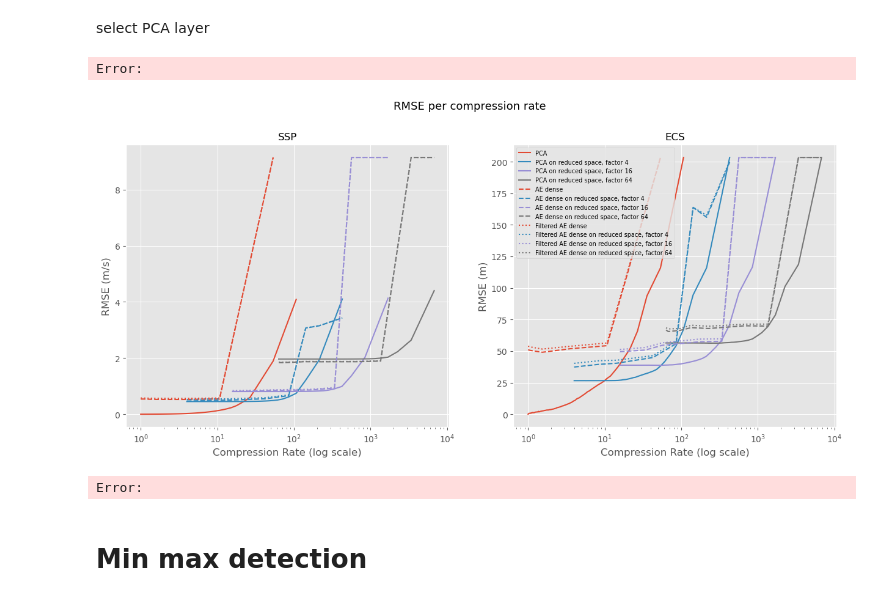
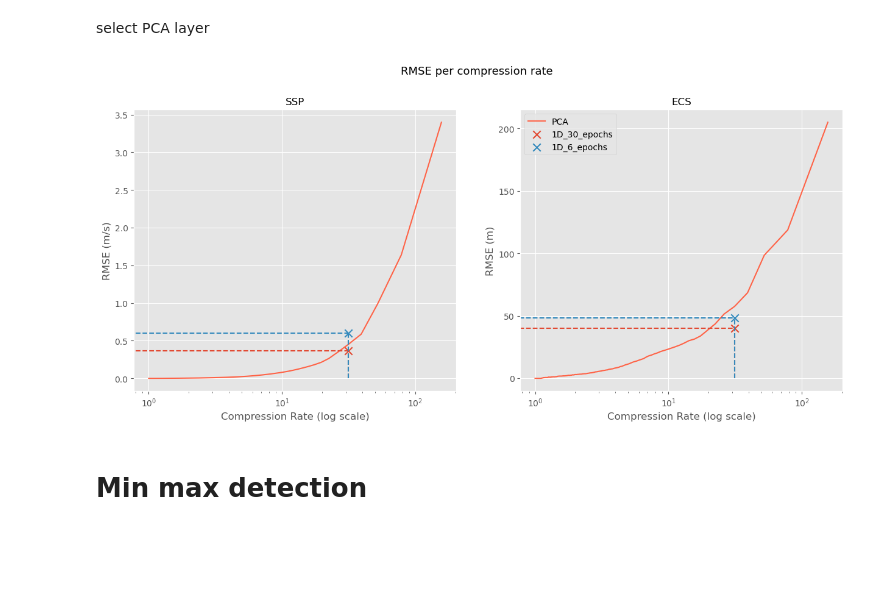
Before and after one commit to CIA-Oceanix/FASCINATION, a Jupyter notebook: notebooks/metrics_AE_3D.ipynb, the cells around one changed output. Cells and saved outputs as stored; diff of their text form; code cells hidden in the pictures; blank space fills up the shorter version.

```diff
--- a/notebooks/metrics_AE_3D.ipynb
+++ b/notebooks/metrics_AE_3D.ipynb
@@ -74,7 +76,7 @@ if load_pca:
 else:
     pca_rmse_dict = {}
 # %%
-pca_n_layers = 5 #Number of layers to keep for the PCA
+pca_n_layers = 1 #Number of layers to keep for the PCA
 # %% [markdown]
 # Functions
 # %%
@@ -132,7 +134,7 @@ def calculate_confusion_matrix_and_f1_score(min_max_idx_truth, min_max_idx_ae, a
 
 ckpt_dict = {}
 
-base_dir = "/Odyssey/private/o23gauvr/code/FASCINATION/outputs/visualisation"
+base_dir = "/Odyssey/private/o23gauvr/code/FASCINATION/outputs/visualisation/metrics"
 
 
 # List the first-level directories in the base directory
@@ -527,6 +502,10 @@ Error:
 # %%
 pca_cr_dict = {}
-for model in pca_rmse_dict["lat_lon_shape"].keys():
-    reduced_lat,reduced_lon = pca_rmse_dict["lat_lon_shape"][model][-2:]
-    spatial_cr = dm.test_shape[2]*dm.test_shape[3]/(reduced_lat*reduced_lon)
+for i,model in enumerate(pca_rmse_dict["lat_lon_shape"].keys()):
+    # try:
+    #     reduced_lat,reduced_lon = pca_rmse_dict["lat_lon_shape"][model][-2:]
+    #     spatial_cr = dm.test_shape[2]*dm.test_shape[3]/(reduced_lat*reduced_lon)
+    # except:
+    #     spatial_cr = 1 ##AE Dense
+    spatial_cr = 4**i
     pca_cr_dict[model] = [spatial_cr*dm.test_shape[1]/n for n in range(1,dm.test_shape[1]+1)]
@@ -703,16 +700,13 @@ Error:
 # %% [markdown]
 select PCA layer
 # %%
-pca_layer = [0,1,2,3]
+pca_layer = [0]
-# %% [output]
-Error:
 # %%
-ecs_max = False
+filtering = False
 
-# colors = ['navy', 'orchid', 'coral',
-#           'tomato','olive', 'mediumseagreen',
-#           'mediumblue','yellowgreen', 'deepskyblue',
-#             'orange', 'dodgerblue', 'royalblue' ]
+pca_colors = ['tomato', 'coral','olive', 'mediumseagreen',
+          'ordchid','yellowgreen', 'deepskyblue',
+            'orange', 'dodgerblue', 'royalblue' ]
 
 colors = plt.rcParams['axes.prop_cycle'].by_key()['color']
 
@@ -727,8 +721,8 @@ for n in pca_layer:
     else:
         label = f"PCA on reduced space, factor {4**n}"
 
-    axs[0].plot(pca_cr_dict[f"Pool_upsample_{n}_layers"],pca_rmse_dict["SSP"][f"Pool_upsample_{n}_layers"].values(), color=colors[i], label = label)
-    axs[1].plot(pca_cr_dict[f"Pool_upsample_{n}_layers"],pca_rmse_dict["ECS"][f"Pool_upsample_{n}_layers"].values(), color=colors[i], label = label)
+    axs[0].plot(pca_cr_dict[f"Pool_upsample_{n}_layers"],pca_rmse_dict["SSP"][f"Pool_upsample_{n}_layers"].values(), color=pca_colors[i], label = label)
+    axs[1].plot(pca_cr_dict[f"Pool_upsample_{n}_layers"],pca_rmse_dict["ECS"][f"Pool_upsample_{n}_layers"].values(), color=pca_colors[i], label = label)
 
     i = i+1
 
@@ -740,10 +734,11 @@ layer_cr_sorted_ae_rmse_dict = sorted(cr_sorted_ae_rmse_dict["SSP"].keys())
 
 for n, model in enumerate(layer_cr_sorted_ae_rmse_dict):
 
-    if n == 0:
-        label = "AE dense"
-    else:
-        label = f"AE dense on reduced space, factor {4**n}"
+    # if n == 0:
+    #     label = "AE dense"
+    # else:
+    #     label = f"AE dense on reduced space, factor {4**n}"
+    label = model
 
 
     if len(cr_sorted_ae_rmse_dict["SSP"][model][0]) == 1:
@@ -772,23 +767,25 @@ for n, model in enumerate(layer_cr_sorted_ae_rmse_dict):
 i=0
 
 
-if params["filtering"]:
+if filtering:
 
     for n, model in enumerate(layer_cr_sorted_ae_rmse_dict):
 
-        if n == 0:
-            label = "Filtered AE dense"
-        else:
-            label = f"Filtered AE dense on reduced space, factor {4**n}"
+        # if n == 0:
+        #     label = "Filtered AE dense"
+        # else:
+        #     label = f"Filtered AE dense on reduced space, factor {4**n}"
+
+        label=f"Filtered {model}"
 
 
         if len(filtered_cr_sorted_ae_rmse_dict["SSP"][model][0]) == 1:
 
-            axs[0].scatter(filtered_cr_sorted_ae_rmse_dict["SSP"][model][0], filtered_cr_sorted_ae_rmse_dict["SSP"][model][1], color=colors[i], marker='x', s=80, label = f"{model}")  # s adjusts the cross size
+            axs[0].scatter(filtered_cr_sorted_ae_rmse_dict["SSP"][model][0], filtered_cr_sorted_ae_rmse_dict["SSP"][model][1], color=colors[i], marker='x', s=80, label = label)  # s adjusts the cross size
             axs[0].hlines(filtered_cr_sorted_ae_rmse_dict["SSP"][model][1], xmin=0, xmax=filtered_cr_sorted_ae_rmse_dict["SSP"][model][0], colors=colors[i], linestyles='dashed')
             axs[0].vlines(filtered_cr_sorted_ae_rmse_dict["SSP"][model][0], ymin=0, ymax=filtered_cr_sorted_ae_rmse_dict["SSP"][model][1], colors=colors[i], linestyles='dashed')
 
-            axs[1].scatter(filtered_cr_sorted_ae_rmse_dict["ECS"][model][0], filtered_cr_sorted_ae_rmse_dict["ECS"][model][1], color=colors[i], marker='x', s=80, label = f"{model}")  # s adjusts the cross size
+            axs[1].scatter(filtered_cr_sorted_ae_rmse_dict["ECS"][model][0], filtered_cr_sorted_ae_rmse_dict["ECS"][model][1], color=colors[i], marker='x', s=80, label = label)  # s adjusts the cross size
             axs[1].hlines(filtered_cr_sorted_ae_rmse_dict["ECS"][model][1], xmin=0, xmax=filtered_cr_sorted_ae_rmse_dict["ECS"][model][0], colors=colors[i], linestyles='dashed')
             axs[1].vlines(filtered_cr_sorted_ae_rmse_dict["ECS"][model][0], ymin=0, ymax=filtered_cr_sorted_ae_rmse_dict["ECS"][model][1], colors=colors[i], linestyles='dashed')
 
@@ -822,38 +819,34 @@ fig_title = f"RMSE per compression rate"
 
 
 # Adjust the legend size based on the number of labels
 handles, labels = axs[1].get_legend_handles_labels()
 if len(labels) > 10:
     legend_fontsize = 7
 elif len(labels) > 5:
     legend_fontsize = 8
 else:
     legend_fontsize = 10
 
 axs[1].legend(prop={'size': legend_fontsize})
 
 for ax in axs:
 
     ax.set_xlabel("Compression Rate (log scale)")
     ax.set_xscale("log")
 
 
 
 
 
 fig.suptitle(fig_title, fontsize = 13, y = 1.0)
 
 if save_fig:
 
     save_name = fig_title.replace(" ", "_").replace(",","").replace("\n","_").replace(":","")
 
-    save_name = save_name + f"_normalized_{norm}"
-
-
     plt.savefig(f"imgs/{save_name}.png", dpi=300, bbox_inches='tight')
 # %% [output]
-[figure, old version]
+[figure, new version]
-Error:
 # %% [markdown]
 # Min max detection
 # %%
```
Also changed, not shown: parts of 30 cells of this notebook, 30 other files.
